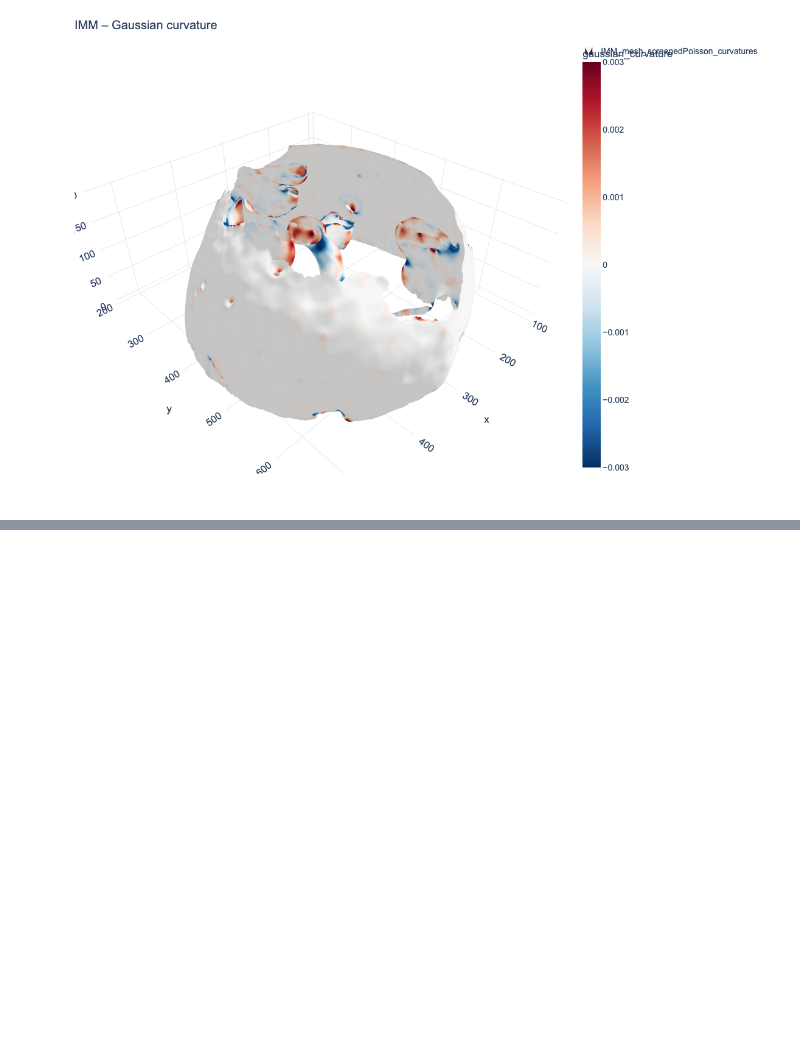
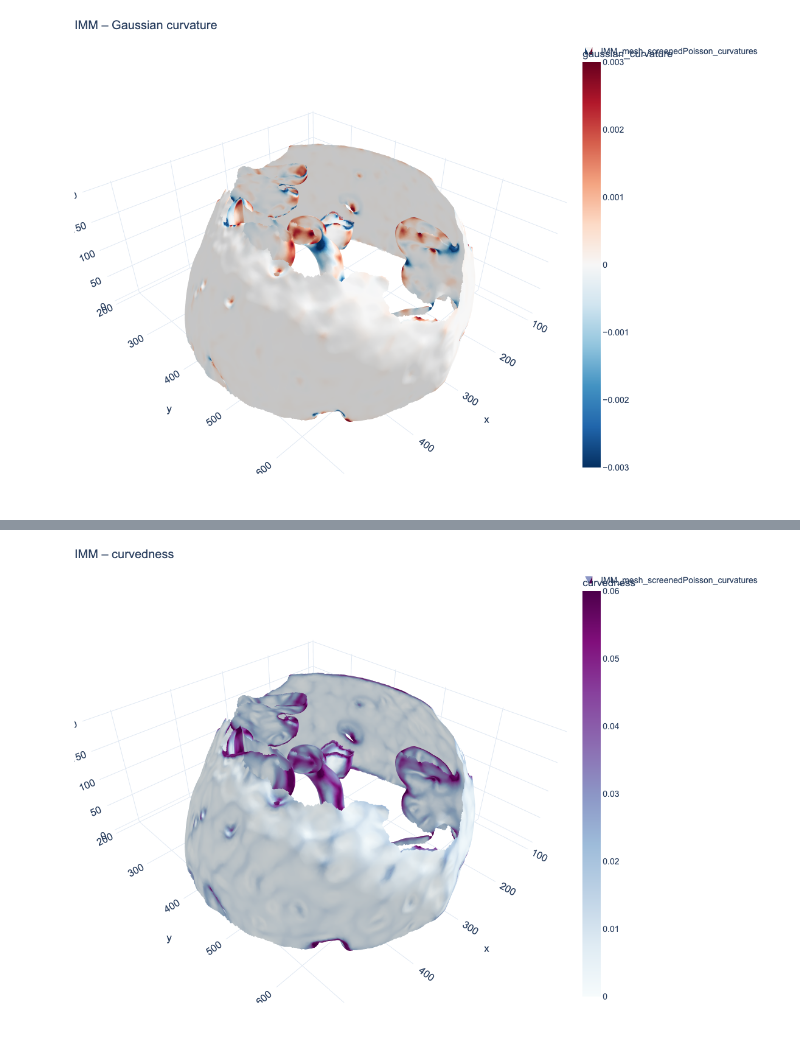
Before and after one commit to turonova/cryoCAT, a Jupyter notebook: docs/source/tutorials/compute_curvatures/compute_curvatures.ipynb, the cells around one changed output, grey strips where cells are left out. Saved outputs shown, nothing was run; the diff lists cells and outputs as text; code cells hidden in the pictures; blank space fills up the shorter version.

```diff
--- a/docs/source/tutorials/compute_curvatures/compute_curvatures.ipynb
+++ b/docs/source/tutorials/compute_curvatures/compute_curvatures.ipynb
@@ -441,0 +480,4 @@ Image("plots/IMM_fullmesh_Gaussiancurvature.png")
+# %%
+Image("plots/IMM_fullmesh_curvedness.png")
+# %% [output]
+[figure, added]
```
Also changed, not shown: parts of 6 cells of this notebook, 2 other files.
